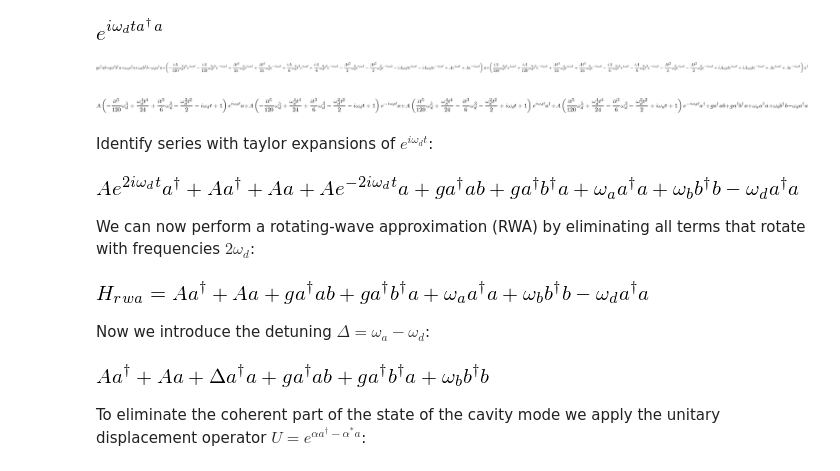
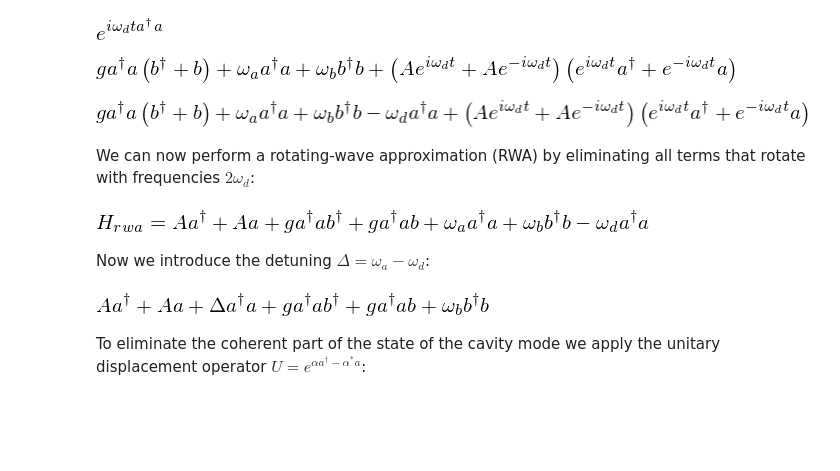
Before and after one commit to jrjohansson/sympsi-notebooks, a Jupyter notebook: sympy-quantum-boson-transformations.ipynb, the cells around one changed output. Cells and saved outputs as stored; diff of their text form; code cells hidden in the pictures; blank space fills up the shorter version.

```diff
--- a/sympy-quantum-boson-transformations.ipynb
+++ b/sympy-quantum-boson-transformations.ipynb
@@ -113,8 +113,8 @@ H = \hbar\omega_a a^\dagger a + \hbar \omega_b b^\dagger b + \hbar g a^\dagger a
 $$
 # %%
 n = 6
-omega_a, omega_b, omega_d, g, A, Delta = symbols("omega_a, omega_b, omega_d, g, A, Delta", positive=True)
-Hsym = symbols("H")
+omega_a, omega_b, g, A, Delta = symbols("omega_a, omega_b, g, A, Delta", positive=True)
+Hsym, omega_d = symbols("H, omega_d")
 # %%
 a, b = BosonOp("a"), BosonOp("b")
 # %%
@@ -134,49 +134,32 @@ U = exp(I * Dagger(a) * a * omega_d * t)
 U
 # %% [output]
 [figure]
+# %%
+unitary_transformation_auto(U, H, independent=True)
+# %% [output]
+[figure, added]
 # %%
 H1 = hamiltonian_transformation_auto(U, H, independent=True)
 
 H1
 # %% [output]
-[figure, old version]
+[figure, new version]
-# %%
-H2 = collect(H1.expand(), [exp(-I * omega_d * t) * A * a,
-                           exp(-I * omega_d * t) * A * Dagger(a),
-                           exp(I * omega_d * t) * conjugate(A) * a,
-                           exp(I * omega_d * t) * conjugate(A) * Dagger(a)])
-
-H2
-# %% [output]
-[figure, removed]
-# %% [markdown]
-Identify series with taylor expansions of $e^{i\omega_dt}$:
-# %%
-H3 = H2.subs({exp(-I * omega_d * t).series(t, n=n).removeO(): exp(-I * omega_d * t),
-              exp(I * omega_d * t).series(t, n=n).removeO(): exp(I * omega_d * t),
-             })
-
-H3
-# %% [output]
-[figure, removed]
 # %% [markdown]
 We can now perform a rotating-wave approximation (RWA) by eliminating all terms that rotate with frequencies $2\omega_d$:
 # %%
-H4 = drop_terms_containing(H3, [exp(-2*I*omega_d*t), exp(2*I*omega_d*t)])
+H2 = drop_terms_containing(H1.expand(), [exp(-2*I*omega_d*t), exp(2*I*omega_d*t)])
 
-#H4b = collect(H4, Dagger(a)*a)
-
-Eq(Symbol("H_{rwa}"), H4)
+Eq(Symbol("H_{rwa}"), H2)
 # %% [output]
-[figure, old version]
+[figure, new version]
 # %% [markdown]
 Now we introduce the detuning $\Delta = \omega_a - \omega_d$:
 # %%
-H5 = H4.subs(omega_a, Delta + omega_d).expand()
+H3 = H2.subs(omega_a, Delta + omega_d).expand()
 
-H5
+H3
 # %% [output]
-[figure, old version]
+[figure, new version]
 # %% [markdown]
 To eliminate the coherent part of the state of the cavity mode we apply the unitary displacement operator $U = e^{\alpha a^\dagger - \alpha^*a}$:
 # %%
```
Also changed, not shown: parts of 7 cells of this notebook, 6 other files.
